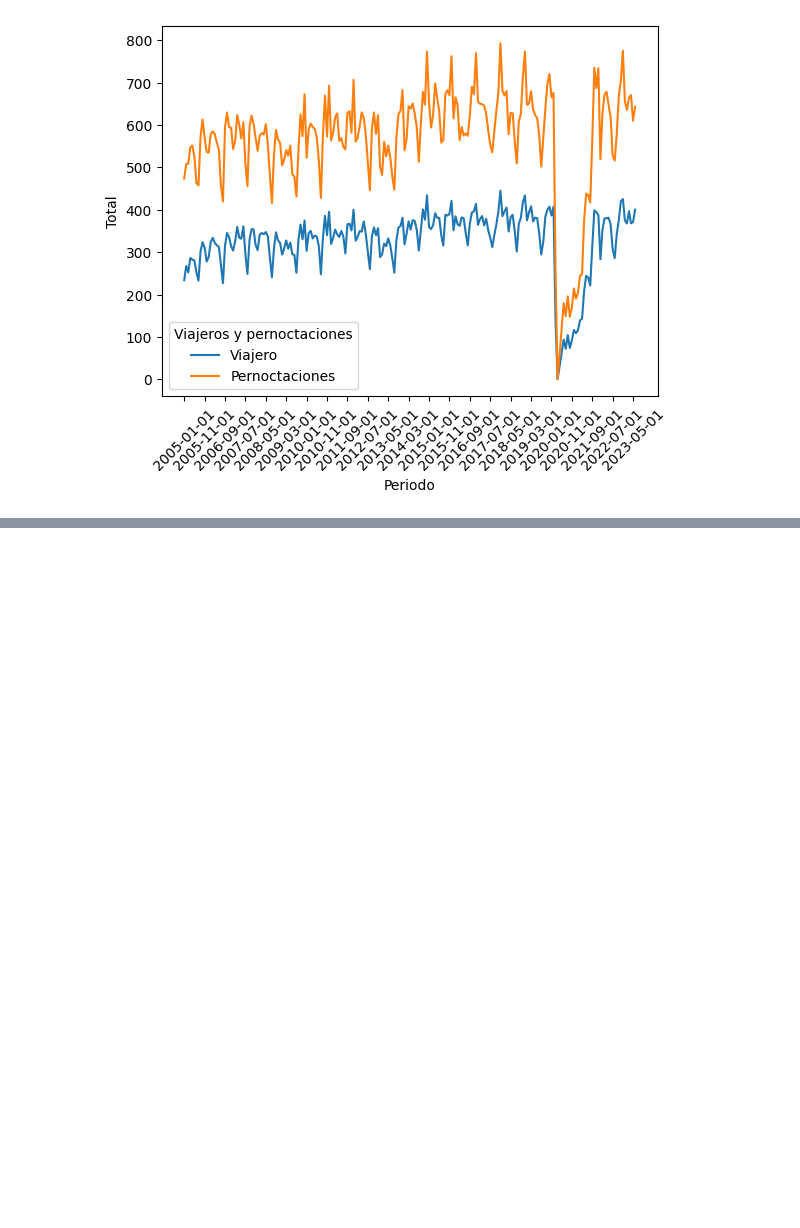
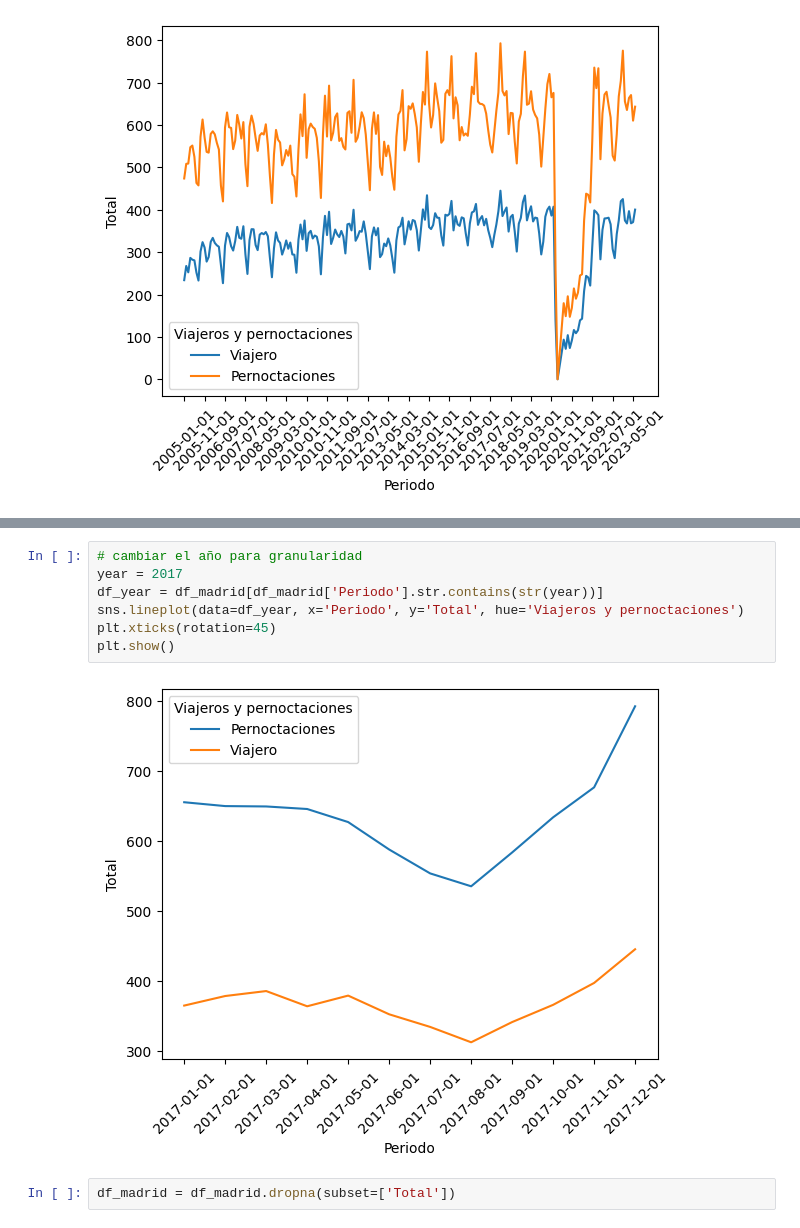
Before and after one commit to dfvinxu/desafio_data, a Jupyter notebook: data/madrid/Viajeros pernoctaciones/nacional_madrid.ipynb, the cells around one changed output, grey strips where cells are left out. Saved outputs shown, nothing was run; the diff lists cells and outputs as text; blank space fills up the shorter version.

```diff
--- a/data/madrid/Viajeros pernoctaciones/nacional_madrid.ipynb
+++ b/data/madrid/Viajeros pernoctaciones/nacional_madrid.ipynb
@@ -63,0 +76,11 @@ plt.show()
+# %%
+# cambiar el año para granularidad
+year = 2017
+df_year = df_madrid[df_madrid['Periodo'].str.contains(str(year))]
+sns.lineplot(data=df_year, x='Periodo', y='Total', hue='Viajeros y pernoctaciones')
+plt.xticks(rotation=45)
+plt.show()
+# %% [output]
+[figure, added]
+# %%
+df_madrid = df_madrid.dropna(subset=['Total'])
```
Also changed, not shown: parts of 41 cells of this notebook.
